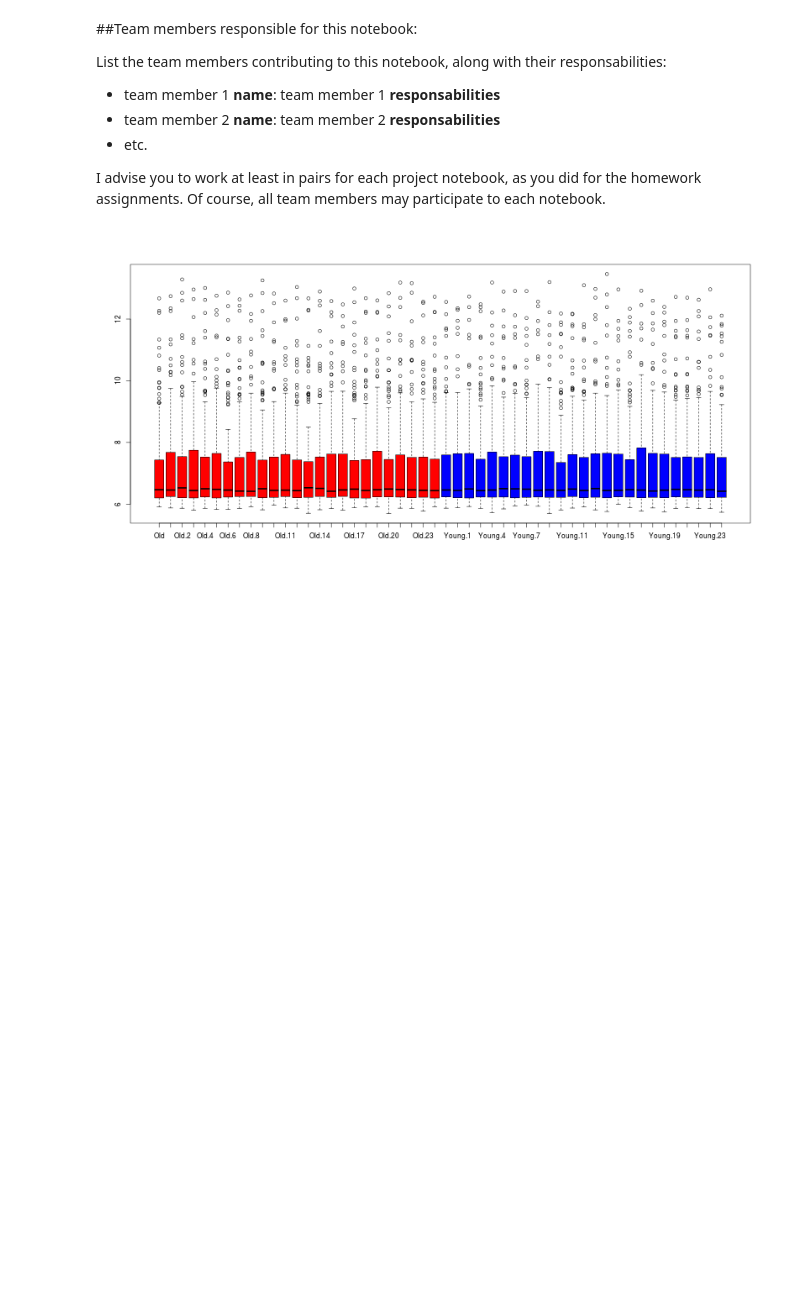
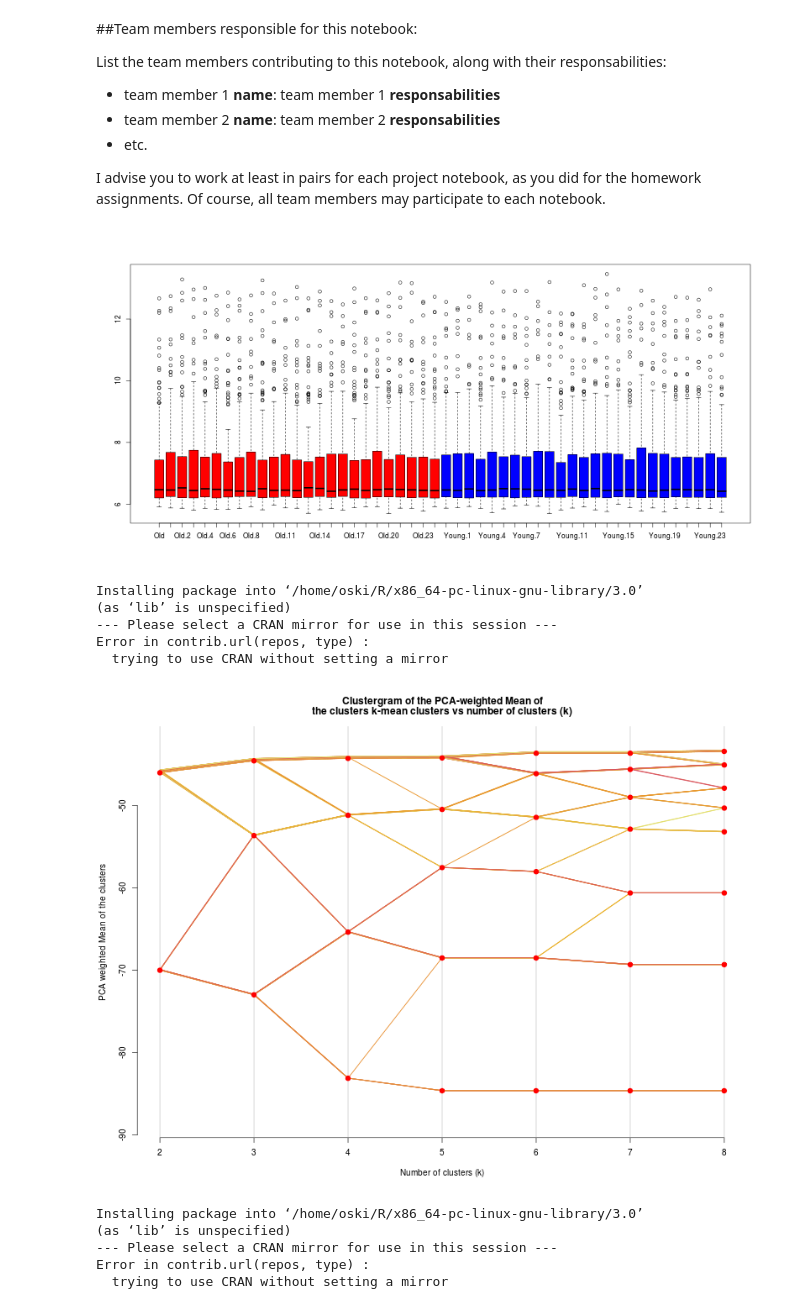
Before and after one commit to Patrickzhou/data-analysis-template, a Jupyter notebook: notebooks/NB3_data_analysis.ipynb, the cells around one changed output. Cells and saved outputs as stored; diff of their text form; code cells hidden in the pictures; blank space fills up the shorter version.

```diff
--- a/notebooks/NB3_data_analysis.ipynb
+++ b/notebooks/NB3_data_analysis.ipynb
@@ -65,3 +65,34 @@ cleaned_numeric = apply(cleaned,2,as.numeric)
 boxplot(cleaned_numeric,col=c(rep('red',ncol(old_data)),rep('blue',ncol(young_data))))
 # %% [output]
 [figure]
+# %%
+%%R
+#sudo apt-get update
+#sudo apt-get install libcurl4-openssl-dev
+install.packages('RCurl')
+# %% [output]
+Installing package into ‘/home/oski/R/x86_64-pc-linux-gnu-library/3.0’
+(as ‘lib’ is unspecified)
+--- Please select a CRAN mirror for use in this session ---
+Error in contrib.url(repos, type) :
+  trying to use CRAN without setting a mirror
+# %%
+%%R -r 60 -h 600 -w 800
+
+require(RCurl)
+source("http://www.r-statistics.com/wp-content/uploads/2012/01/source_https.r.txt") # Making sure we can source code from github
+source_https("https://raw.github.com/talgalili/R-code-snippets/master/clustergram.r")
+
+clustergram(cleaned_numeric, k.range = 2:8, line.width = 0.004)
+# %% [output]
+[figure, added]
+# %%
+%%R
+
+install.packages("cluster")
+# %% [output]
+Installing package into ‘/home/oski/R/x86_64-pc-linux-gnu-library/3.0’
+(as ‘lib’ is unspecified)
+--- Please select a CRAN mirror for use in this session ---
+Error in contrib.url(repos, type) :
+  trying to use CRAN without setting a mirror
```
Also changed, not shown: parts of 3 cells of this notebook.
